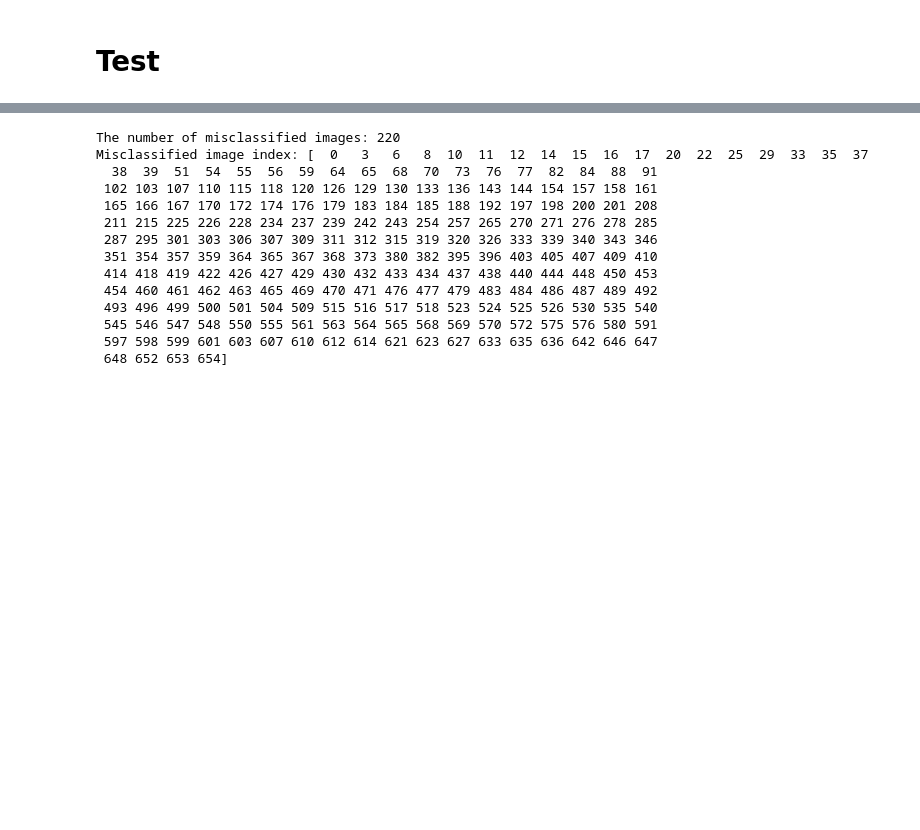
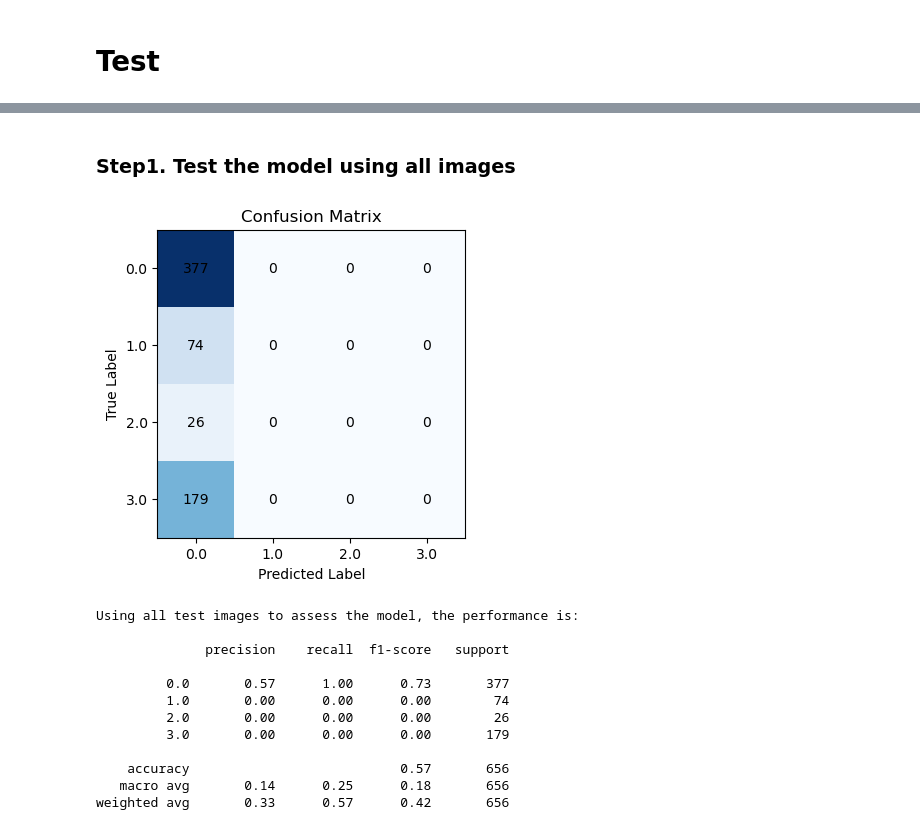
Before and after one commit to ToxicJerry/COMP9517-Surfing-Project, a Jupyter notebook: Svm_Classifier.ipynb, the cells around one changed output, grey strips where cells are left out. Drawn from its saved outputs; the diff is of its cells as text; code cells hidden in the pictures; blank space fills up the shorter version.

Commit message:
update: update the test result of the svm model

```diff
--- a/Svm_Classifier.ipynb
+++ b/Svm_Classifier.ipynb
@@ -76,6 +78,10 @@ x_train, x_test, y_train, y_test = train_test_split(image_his, proba, test_size=
 # statistics of the proportion of each label in the training set
 print("Original train set shape %s" %Counter(y_train))
 proportion_compute(y_train)
+
+# normalization
+scaler = MinMaxScaler()
+x_train = scaler.fit_transform(x_train)
 # %% [output]
 Original train set shape Counter({0.0: 1131, 3.0: 536, 1.0: 221, 2.0: 80})
 The percentage of the label 0 in the train set is: 57.47%
@@ -206,5 +153,0 @@ Accuracy: 80.95%
-# %%
-# monocrystalline_indices range of index values
-y_test = y_test.astype("str")
-monocrystalline_indices = np.where(types == 'mono')
-print("Monocrystalline Indices Range:", min(monocrystalline_indices[0]), "to", max(monocrystalline_indices[0]))
@@ -415,20 +154,45 @@ Successfully classified '0.0' image index: [  1   2   4   5   9  13  19  23  26
-# %%
-# Number and index of misclassified images
-misclassified_indices = np.where(y_test.astype("str") != predict_labels)[0]
-print("The number of misclassified images:", len(misclassified_indices))
-print("Misclassified image index:", misclassified_indices)
-# %% [output]
-The number of misclassified images: 220
-Misclassified image index: [  0   3   6   8  10  11  12  14  15  16  17  20  22  25  29  33  35  37
-  38  39  51  54  55  56  59  64  65  68  70  73  76  77  82  84  88  91
- 102 103 107 110 115 118 120 126 129 130 133 136 143 144 154 157 158 161
- 165 166 167 170 172 174 176 179 183 184 185 188 192 197 198 200 201 208
- 211 215 225 226 228 234 237 239 242 243 254 257 265 270 271 276 278 285
- 287 295 301 303 306 307 309 311 312 315 319 320 326 333 339 340 343 346
- 351 354 357 359 364 365 367 368 373 380 382 395 396 403 405 407 409 410
- 414 418 419 422 426 427 429 430 432 433 434 437 438 440 444 448 450 453
- 454 460 461 462 463 465 469 470 471 476 477 479 483 484 486 487 489 492
- 493 496 499 500 501 504 509 515 516 517 518 523 524 525 526 530 535 540
- 545 546 547 548 550 555 561 563 564 565 568 569 570 572 575 576 580 591
- 597 598 599 601 603 607 610 612 614 621 623 627 633 635 636 642 646 647
- 648 652 653 654]
+# %%
+classes = np.unique(y_train)
+classes_num = len(classes)
+# define the function to report the performance of the classifier
+def performance_report(y_true, y_pred):
+    confusion_matrix = metrics.confusion_matrix(y_true=y_true, y_pred=y_pred)
+
+    # Display the confusion matrix
+    plt.figure(figsize=(4, 4))
+    plt.title("Confusion Matrix")
+    plt.xticks(ticks=np.arange(classes_num), labels=classes)
+    plt.yticks(ticks=np.arange(classes_num), labels=classes)
+    plt.xlabel("Predicted Label")
+    plt.ylabel("True Label")
+    plt.imshow(confusion_matrix, cmap=plt.get_cmap("Blues"))
+
+    # Add labels to each cell
+    for y in range(classes_num):
+        for x in range(classes_num):
+            plt.text(x, y, str(confusion_matrix[y, x]), ha='center', va='center')
+    plt.show()
+# %% [markdown]
+### Step1. Test the model using all images
+# %%
+# predict
+predict_labels = best_model.predict(x_test)
+# assess the model
+performance_report(y_test, predict_labels)
+accuracy_performance = metrics.classification_report(y_test, predict_labels)
+print("Using all test images to assess the model, the performance is: \n")
+print(accuracy_performance)
+# %% [output]
+[figure, added]
+Using all test images to assess the model, the performance is:
+
+              precision    recall  f1-score   support
+
+         0.0       0.57      1.00      0.73       377
+         1.0       0.00      0.00      0.00        74
+         2.0       0.00      0.00      0.00        26
+         3.0       0.00      0.00      0.00       179
+
+    accuracy                           0.57       656
+   macro avg       0.14      0.25      0.18       656
+weighted avg       0.33      0.57      0.42       656
```
Also changed, not shown: parts of 26 cells of this notebook, 1 other file.
